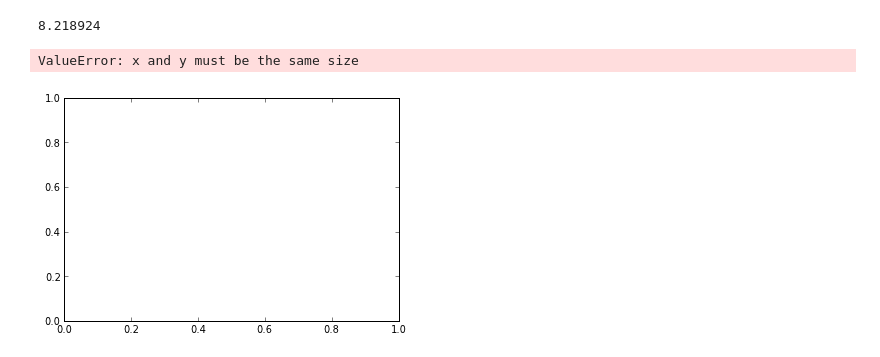
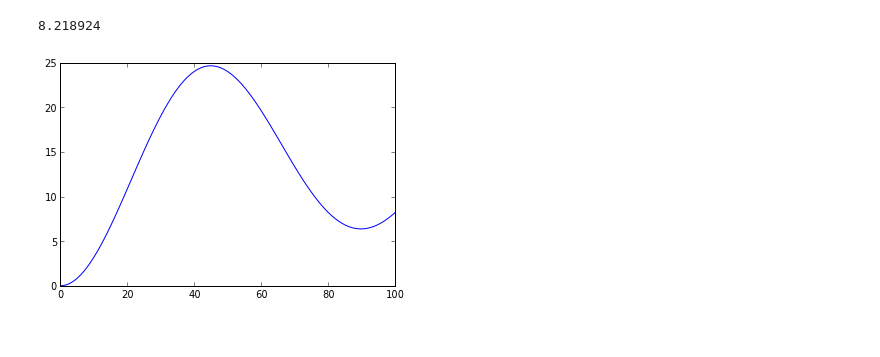
Before and after one commit to ipowellPHYS202/PHYS202-S13, a Jupyter notebook: Week5/April30TuesdayActivities.ipynb, the cells around one changed output. Saved outputs shown, nothing was run; the diff lists cells and outputs as text; code cells hidden in the pictures.

```diff
--- a/Week5/April30TuesdayActivities.ipynb
+++ b/Week5/April30TuesdayActivities.ipynb
@@ -148,5 +148,9 @@ X=integrate.trapz(V,t_new)
-# %%
-scatter(X,t)
-# %% [output]
-ValueError: x and y must be the same size
-[figure, removed]
+# %%
+X=zeros(t.shape,float)
+X[0]=0
+X[1:]=integrate.cumtrapz(V,t,.01)
+# %%
+plot(t,X)
+show()
+# %% [output]
+[figure, added]
```
Also changed, not shown: parts of 2 cells of this notebook, 2 other files.
